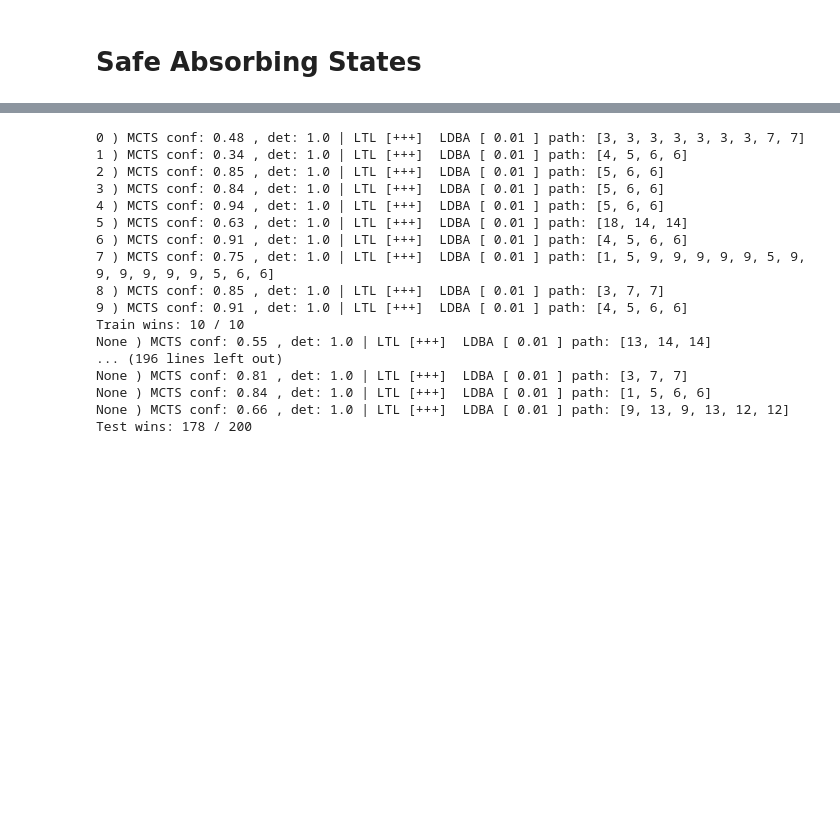
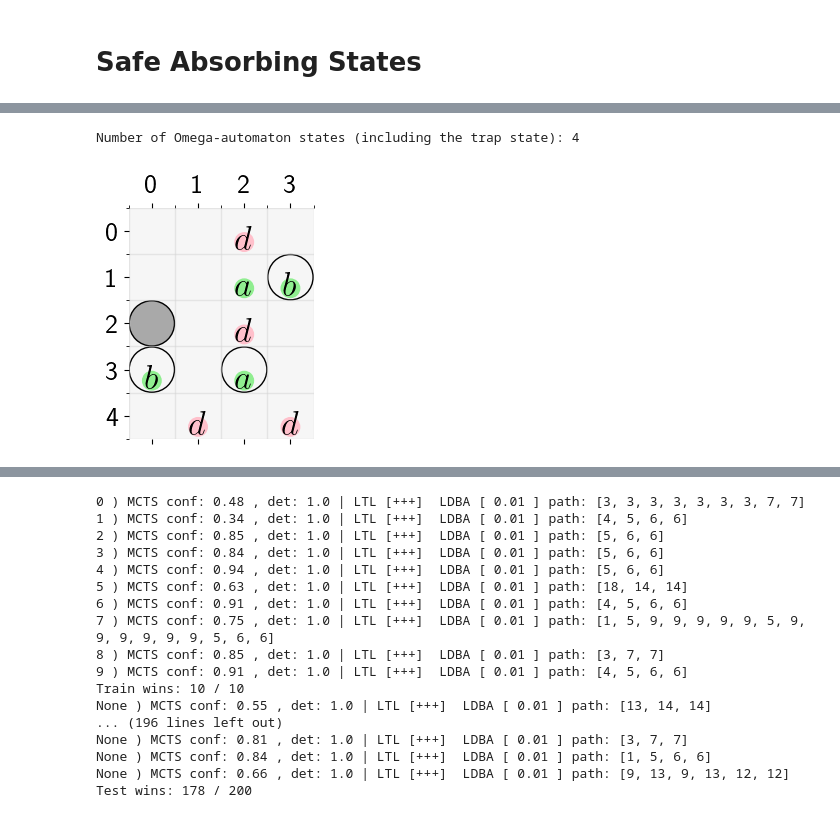
Before and after one commit to CL2-UWaterloo/RL-LTL, a Jupyter notebook: Main/safe_absorbing.ipynb, the cells around one changed output, grey strips where cells are left out. Drawn from its saved outputs; the diff is of its cells as text; code cells hidden in the pictures; blank space fills up the shorter version.

Commit message:
safe absorbing to maps

```diff
--- a/Main/safe_absorbing.ipynb
+++ b/Main/safe_absorbing.ipynb
@@ -100,0 +19,5 @@ ________________________________________________________________________________
+# %%
+gw = grid_world(name='safe_absorbing', plot=True, p=1)
+# %% [output]
+Number of Omega-automaton states (including the trap state): 4
+[figure, added]
```
Also changed, not shown: parts of 6 cells of this notebook, 4 other files.
